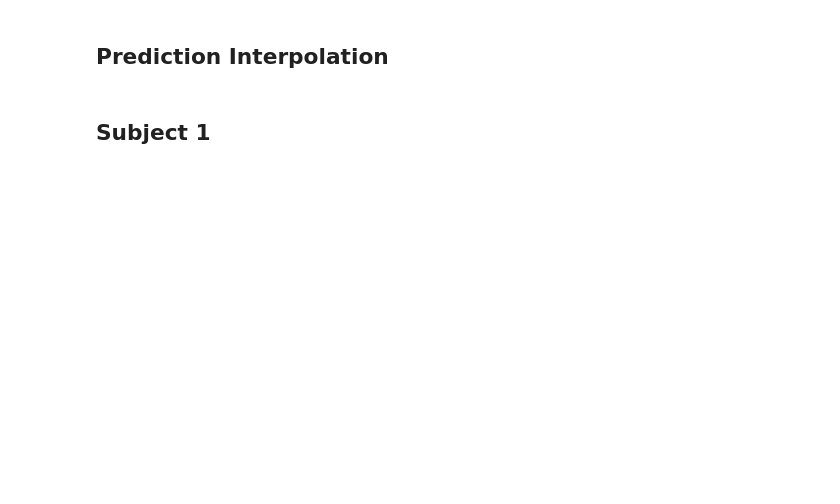
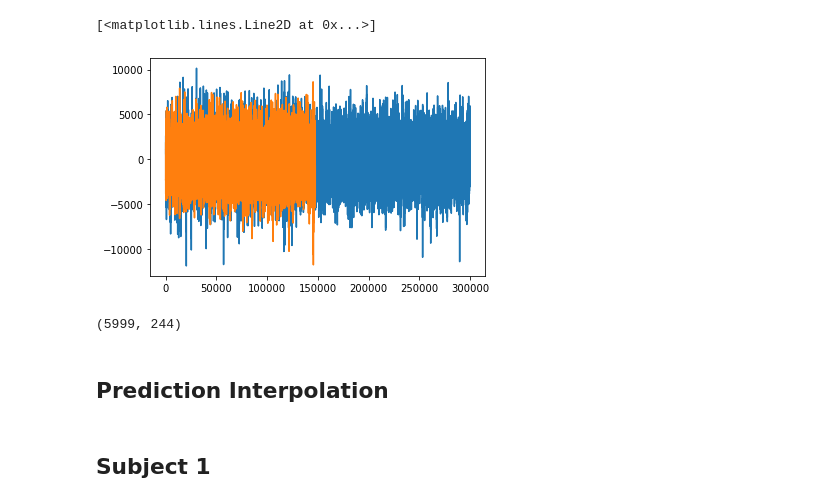
Before and after one commit to carlosaaguila/final_proj_BE521, a Jupyter notebook: regression_predict.ipynb, the cells around one changed output. Drawn from its saved outputs; the diff is of its cells as text; code cells hidden in the pictures; blank space fills up the shorter version.

```diff
--- a/regression_predict.ipynb
+++ b/regression_predict.ipynb
@@ -11,7 +12,17 @@ from scipy.io import loadmat
 %matplotlib inline
 # %%
 #open data
+leaderboard_data = loadmat('..\\leaderboard_data.mat')
 raw_training_data = loadmat('..\\raw_training_data.mat')
+# %%
+train_ecog_s1 = raw_training_data['train_ecog'][0][0]
+leaderboard_data_s1 = leaderboard_data['leaderboard_ecog'][0][0]
+# %%
+plt.plot(train_ecog_s1.transpose()[0])
+plt.plot(leaderboard_data_s1.transpose()[0])
+# %% [output]
+[<matplotlib.lines.Line2D at 0x...>]
+[figure, added]
 # %%
 #glove data for training - per subject
 train_dg_s1 = raw_training_data['train_dg'][0][0]
@@ -36,3 +61,7 @@ file_s3.close()
+# %%
+print(np.shape(feats_s1_train))
+# %% [output]
+(5999, 244)
 # %% [markdown]
 ## Prediction Interpolation
 # %%
```
Also changed, not shown: parts of 31 cells of this notebook.
